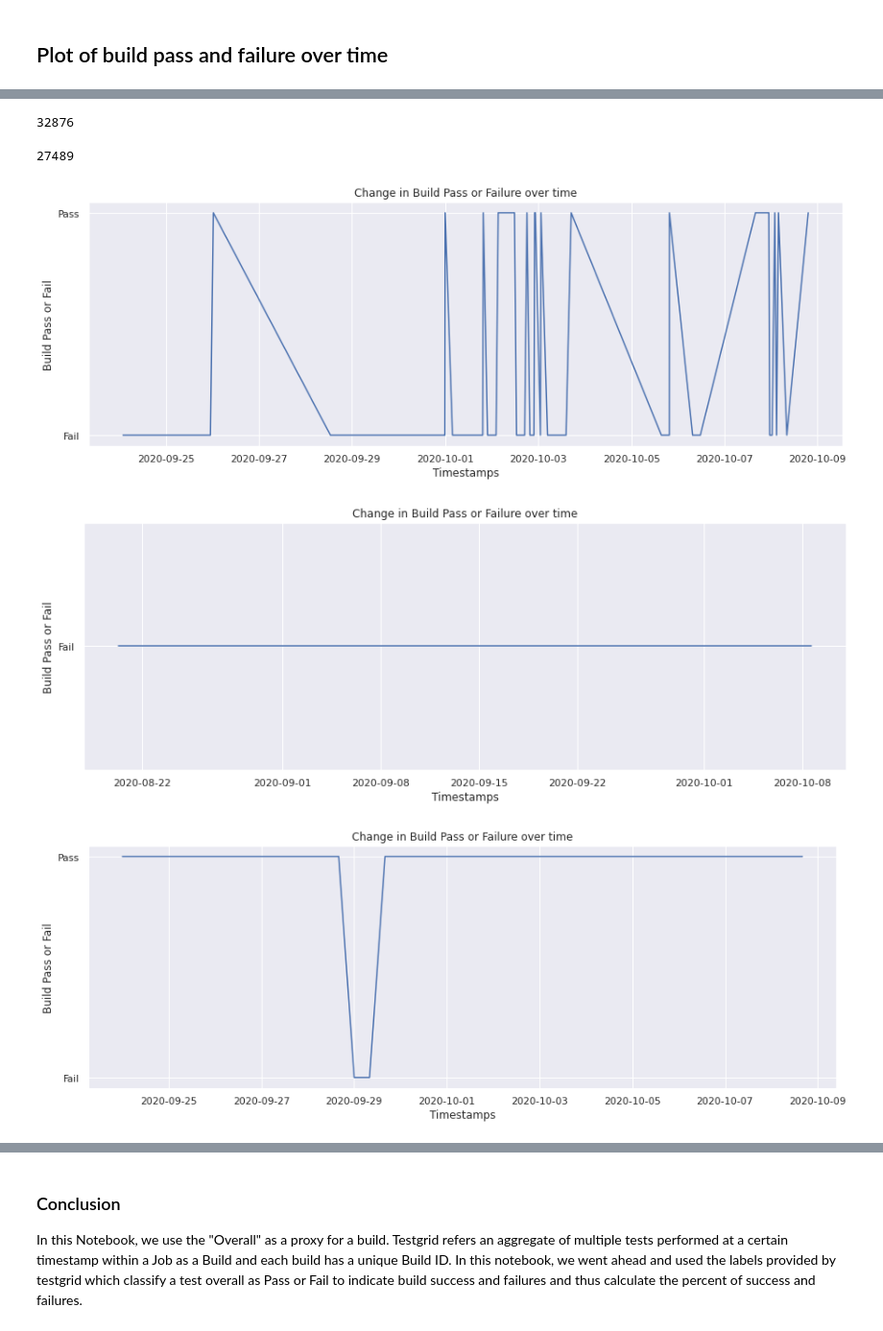
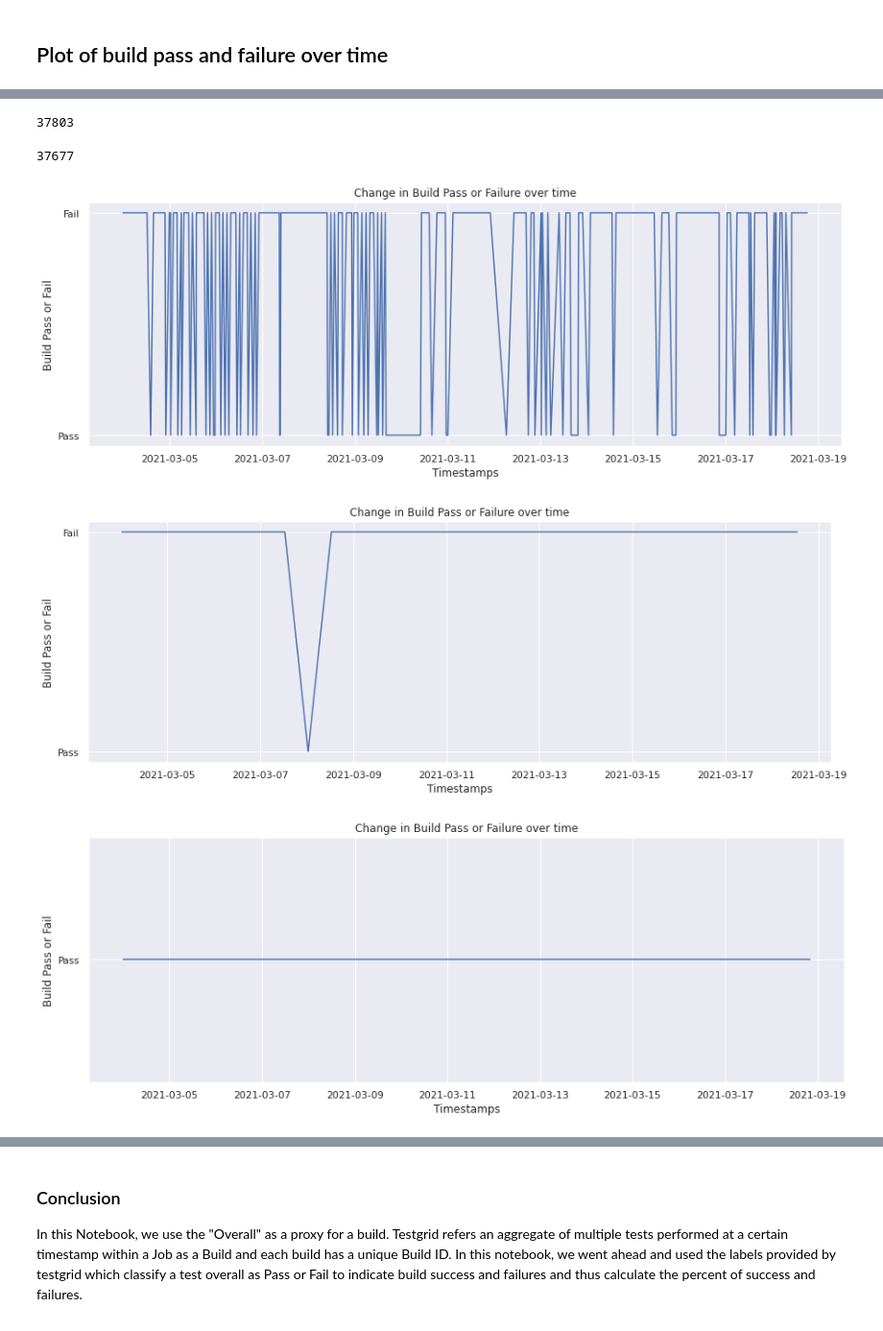
Before and after one commit to aicoe-aiops/ocp-ci-analysis, a Jupyter notebook: notebooks/data-sources/TestGrid/metrics/build_pass_failure.ipynb, the cells around one changed output, grey strips where cells are left out. Shown at 96% size. Drawn from its saved outputs; the diff is of its cells as text; code cells hidden in the pictures.

```diff
--- a/notebooks/data-sources/TestGrid/metrics/build_pass_failure.ipynb
+++ b/notebooks/data-sources/TestGrid/metrics/build_pass_failure.ipynb
@@ -25,7 +25,7 @@ from ipynb.fs.defs.number_of_flakes import (  # noqa: E402
 )  # noqa: E402
 # %%
 # Load test file
-with gzip.open("../../../../data/raw/testgrid_810.json.gz", "rb") as read_file:
+with gzip.open("../../../../data/raw/testgrid_183.json.gz", "rb") as read_file:
     testgrid_data = json.load(read_file)
 # %%
 build_failures_list = testgrid_labelwise_encoding(testgrid_data, 12)
@@ -44,7 +45,8 @@ build_failures_list[0]
 # %%
 # Convert to dataframe
 build_failures_df = pd.DataFrame(
-    build_failures_list, columns=["timestamp", "tab", "job", "test", "build_failure"]
+    build_failures_list,
+    columns=["timestamp", "tab", "job", "test", "test_duration", "build_failure"],
 )
 build_failures_df.head()
 # %% [output]
@@ -77,7 +79,8 @@ build_passing_list = testgrid_labelwise_encoding(testgrid_data, 1)
 # %%
 # Convert to dataframe
 build_passing_df = pd.DataFrame(
-    build_passing_list, columns=["timestamp", "tab", "job", "test", "build_passing"]
+    build_passing_list,
+    columns=["timestamp", "tab", "job", "test", "test_duration", "build_passing"],
 )
 build_passing_df.head()
 # %% [output]
@@ -149,7 +152,9 @@ def plot_builds_tab_grid(tab, job, df):
     plt.show()
 # %%
 combined = pd.merge(
-    build_failures_df, build_passing_df, on=["timestamp", "tab", "job", "test"]
+    build_failures_df,
+    build_passing_df,
+    on=["timestamp", "tab", "job", "test", "test_duration"],
 )
 # %%
 combined
@@ -188,14 +193,14 @@ combined.head()
 # %%
 len(combined)
 # %% [output]
-32876
+37803
 # %%
 # since we are only interested in success and failure statuses
 combined = combined.dropna()
 # %%
 len(combined)
 # %% [output]
-27489
+37677
 # %%
 plot_builds_tab_grid(
     "redhat-openshift-informing",
@@ -203,7 +208,7 @@ plot_builds_tab_grid(
     combined,
 )
 # %% [output]
-[figure, old version]
+[figure, new version]
 # %%
 plot_builds_tab_grid(
     "redhat-openshift-ocp-release-4.2-informing",
@@ -211,13 +216,11 @@ plot_builds_tab_grid(
     combined,
 )
 # %% [output]
-[figure, old version]
+[figure, new version]
 # %%
-plot_builds_tab_grid(
-    "redhat-osde2e-stage-moa", "osde2e-stage-moa-e2e-upgrade-default-next", combined
-)
+plot_builds_tab_grid("redhat-osde2e-stage-moa", "osde2e-stage-aws-e2e-next-z", combined)
 # %% [output]
-[figure, old version]
+[figure, new version]
 # %%
 plot_builds_tab_grid(
     "redhat-openshift-ocp-release-4.5-blocking",
```
Also changed, not shown: parts of 10 cells of this notebook, 7 other files.
